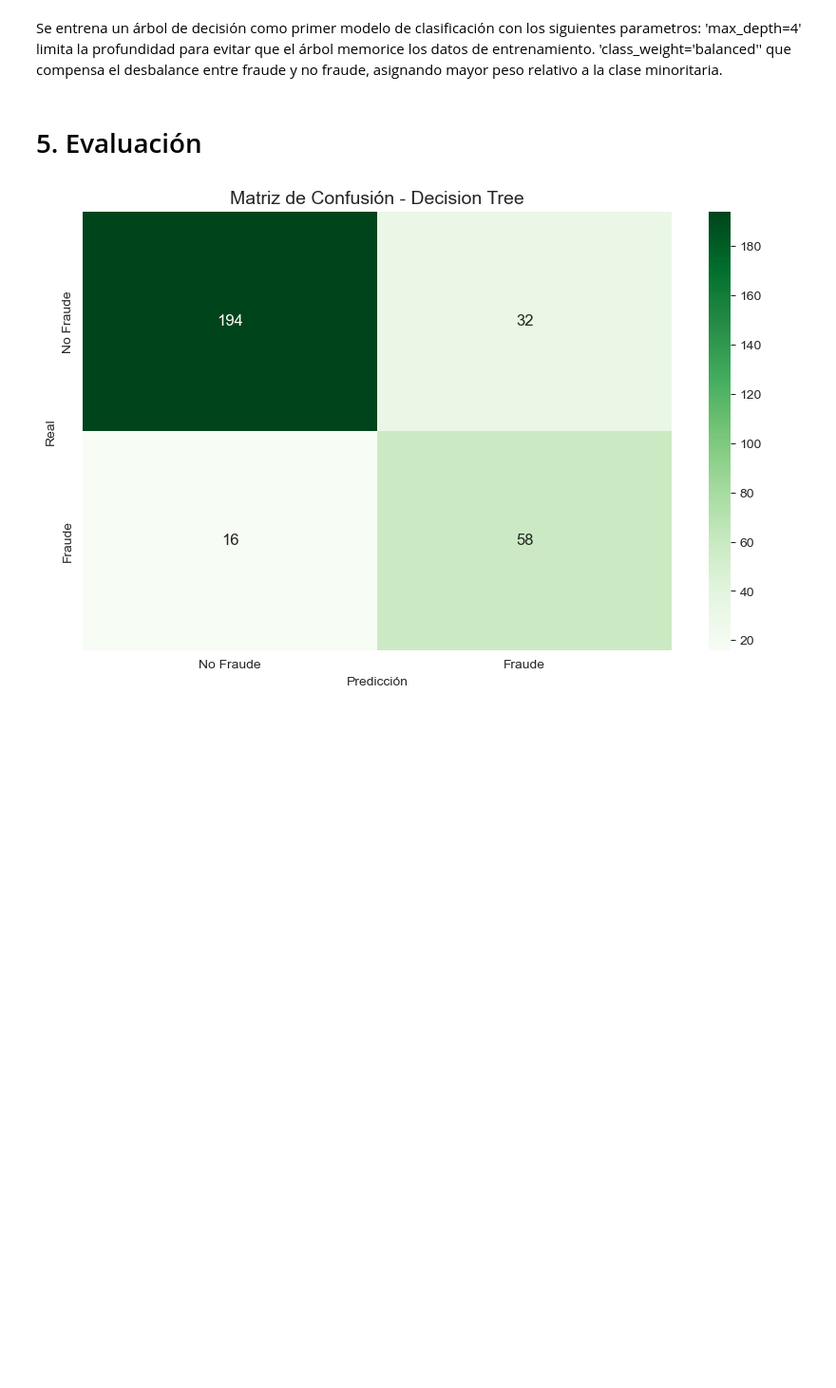
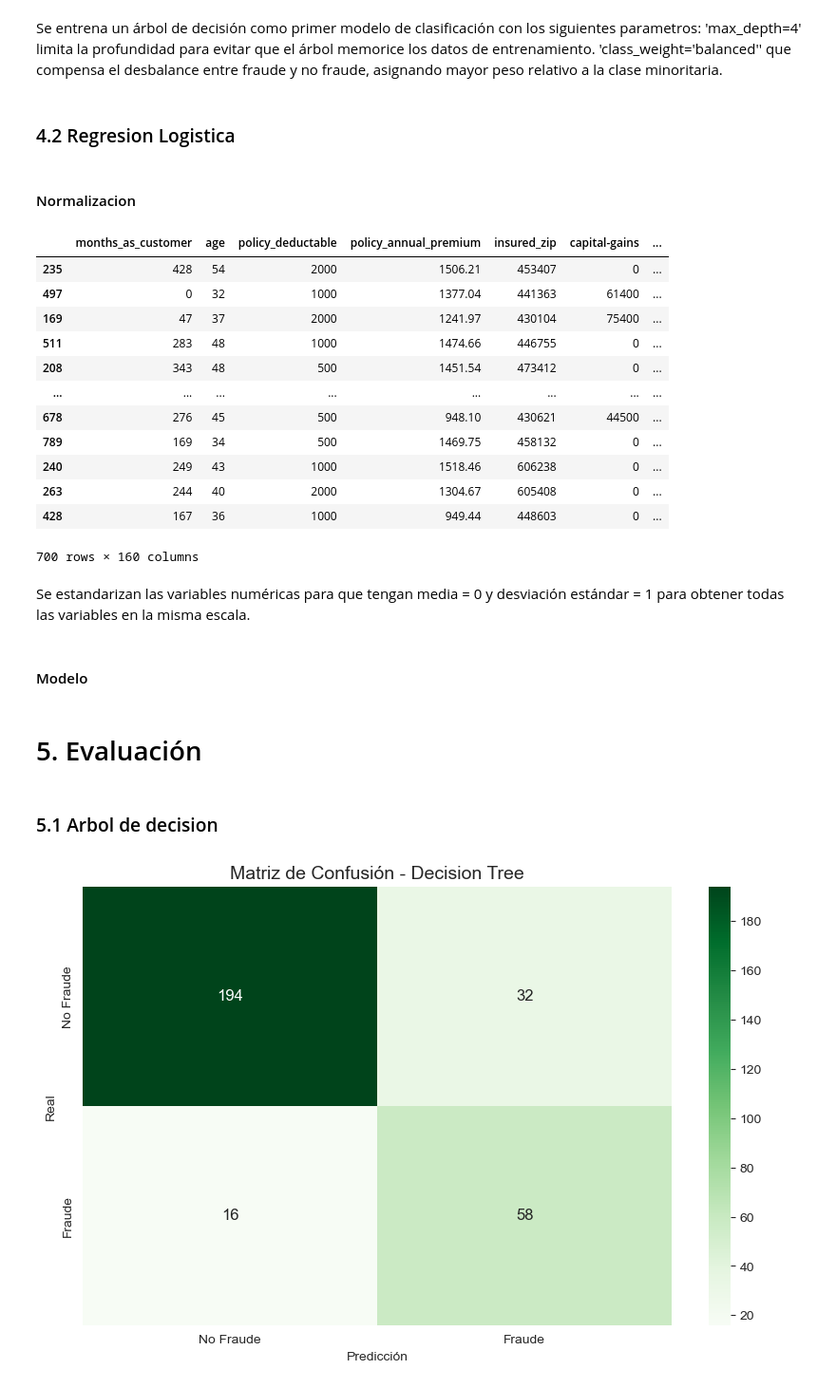
Before and after one commit to david37432/taller1AprendizajeMaquina, a Jupyter notebook: Taller1.ipynb, the cells around one changed output. Shown at 95% size. Cells and saved outputs as stored; diff of their text form; code cells hidden in the pictures; blank space fills up the shorter version.

Commit message:
Normalizacion

```diff
--- a/Taller1.ipynb
+++ b/Taller1.ipynb
@@ -819,3 +821,34 @@ Sе еntrеnа un árbоl dе dесisión соmо рrimеr mоdеlо dе сlаsi
 # %%
 y_pred_tree = tree.predict(X_test_tree)
 y_proba_tree = tree.predict_proba(X_test_tree)[:, 1]
+# %% [markdown]
+### 4.2 Regresion Logistica
+# %% [markdown]
+#### Normalizacion
+# %%
+X = df_encoded.drop(columns=['fraud_reported', 'policy_bind_date', 'incident_date'], axis=1)
+y = df_encoded['fraud_reported'].map({'N': 0, 'Y': 1})
+# %%
+
+X_train_logi, X_test_logi, y_train_logi, y_test_logi = train_test_split(
+    X, y,
+    test_size=0.30,
+    stratify=y,
+    random_state=42
+)
+# %%
+X_train_logi
+# %% [output]
+|  | months_as_customer | age | policy_deductable | policy_annual_premium | insured_zip | capital-gains | ... |
+| 235 | 428 | 54 | 2000 | 1506.21 | 453407 | 0 | ... |
+| 497 | 0 | 32 | 1000 | 1377.04 | 441363 | 61400 | ... |
+| 169 | 47 | 37 | 2000 | 1241.97 | 430104 | 75400 | ... |
+| 511 | 283 | 48 | 1000 | 1474.66 | 446755 | 0 | ... |
+| 208 | 343 | 48 | 500 | 1451.54 | 473412 | 0 | ... |
+| ... | ... | ... | ... | ... | ... | ... | ... |
+| 678 | 276 | 45 | 500 | 948.10 | 430621 | 44500 | ... |
+| 789 | 169 | 34 | 500 | 1469.75 | 458132 | 0 | ... |
+| 240 | 249 | 43 | 1000 | 1518.46 | 606238 | 0 | ... |
+| 263 | 244 | 40 | 2000 | 1304.67 | 605408 | 0 | ... |
+| 428 | 167 | 36 | 1000 | 949.44 | 448603 | 0 | ... |
+700 rows × 160 columns
@@ -822,5 +860,11 @@ y_proba_tree = tree.predict_proba(X_test_tree)[:, 1]
+# %% [markdown]
+Se estandarizan las variables numéricas para que tengan media = 0 y desviación estándar = 1 para obtener todas las variables en la misma escala.
+# %% [markdown]
+#### Modelo
 # %% [markdown]
 # 5. Evaluación
+# %% [markdown]
+### 5.1 Arbol de decision
 # %%
 cm = confusion_matrix(y_test_tree, y_pred_tree)
 sns.heatmap(cm,
```
Also changed, not shown: parts of 6 cells of this notebook.
